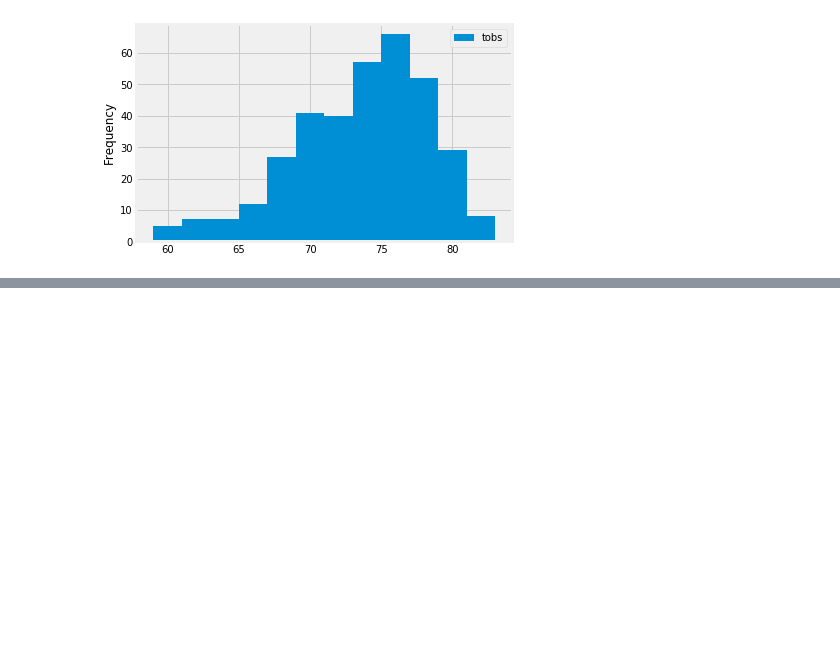
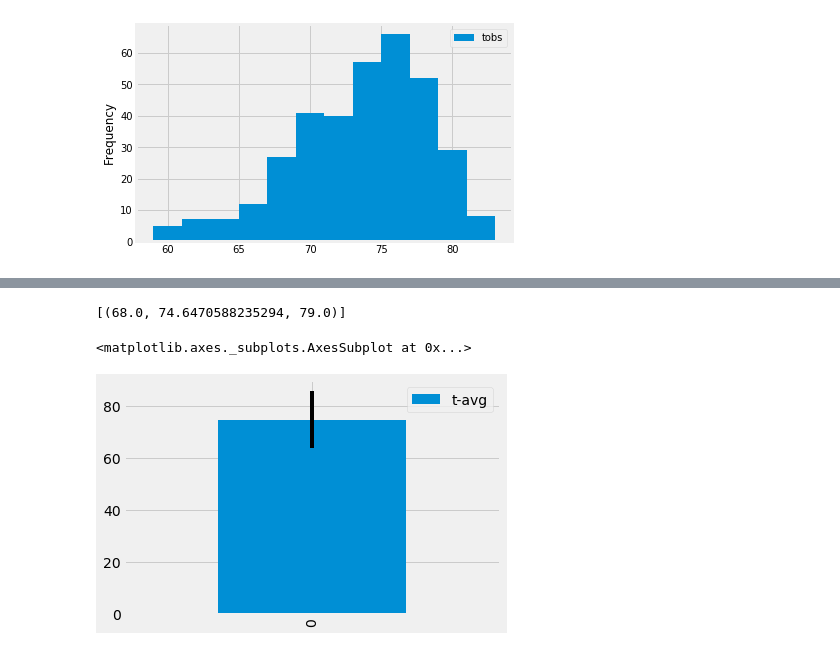
Before and after one commit to cajaffem/sqlalchemy-challenge, a Jupyter notebook: climate_analysis_and_exploration.ipynb, the cells around one changed output, grey strips where cells are left out. Saved outputs shown, nothing was run; the diff lists cells and outputs as text; code cells hidden in the pictures; blank space fills up the shorter version.

Commit message:
made edits to trip bar chart

```diff
--- a/climate_analysis_and_exploration.ipynb
+++ b/climate_analysis_and_exploration.ipynb
@@ -154,11 +154,21 @@ print(calc_temps('2012-02-28', '2012-03-05'))
 # %%
 # Use your previous function `calc_temps` to calculate the tmin, tavg, and tmax
 # for your trip using the previous year's data for those same dates.
+trip_data = calc_temps('2016-05-01', '2016-05-05')
+print(trip_data)
+# %% [output]
+[(68.0, 74.6470588235294, 79.0)]
 # %%
 # Plot the results from your previous query as a bar chart.
 # Use "Trip Avg Temp" as your Title
 # Use the average temperature for the y value
 # Use the peak-to-peak (tmax-tmin) value as the y error bar (yerr)
+trip_data_df = pd.DataFrame(trip_data, columns = ['t-min', 't-avg', 't-max'])
+
+trip_data_df.plot.bar(y='t-avg', yerr=(trip_data_df['t-max'] - trip_data_df['t-min']))
+# %% [output]
+<matplotlib.axes._subplots.AxesSubplot at 0x...>
+[figure, added]
 # %%
 # Calculate the total amount of rainfall per weather station for your trip dates using the previous year's matching dates.
 # Sort this in descending order by precipitation amount and list the station, name, latitude, longitude, and elevation
```
Also changed, not shown: parts of 3 cells of this notebook.
